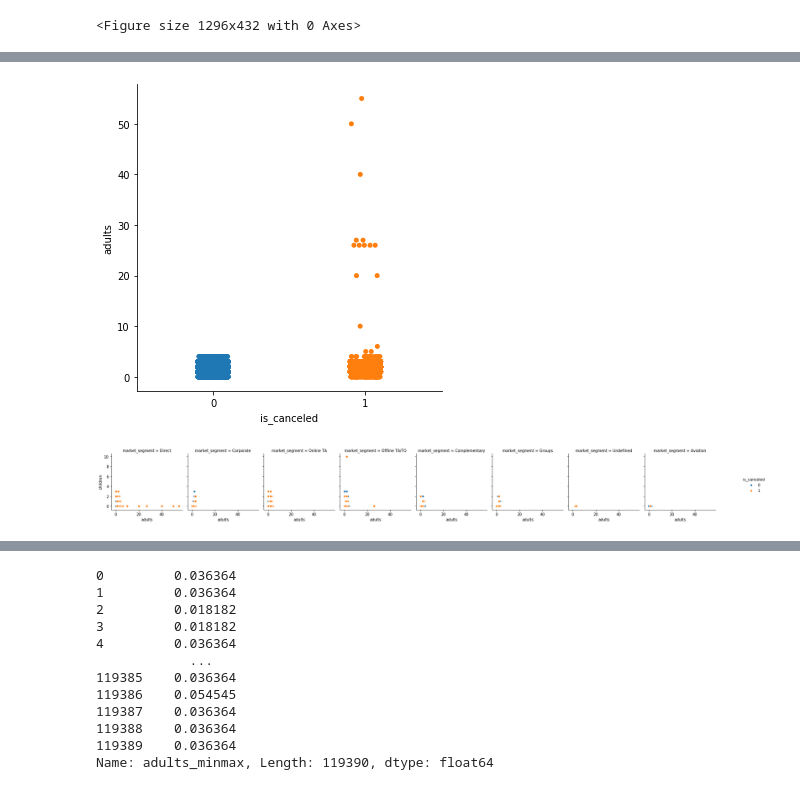
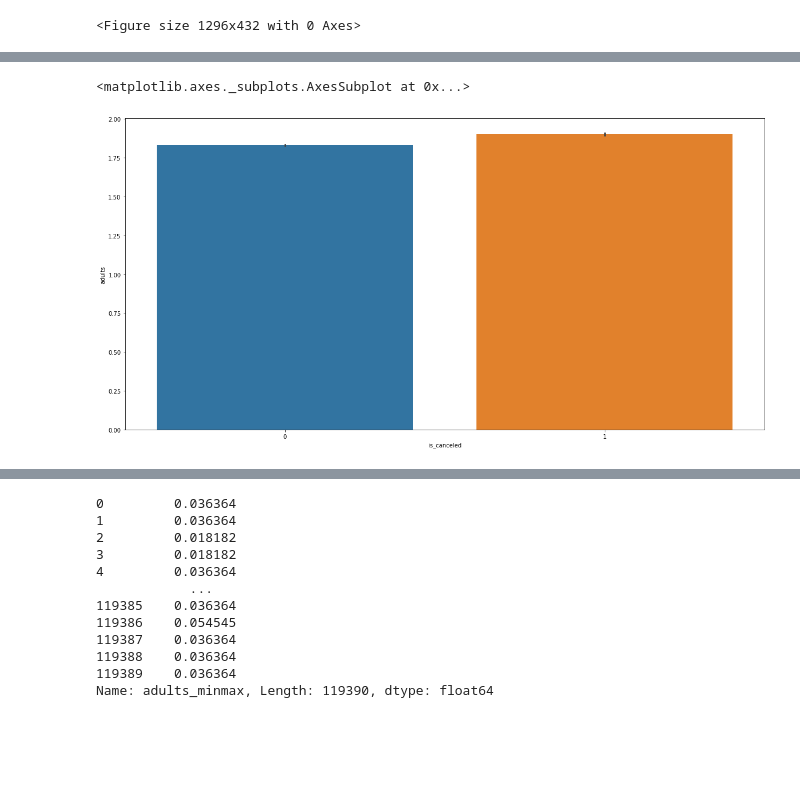
Before and after one commit to tkong1998/hotel-booking-demand, a Jupyter notebook: Vaishu_Code.ipynb, the cells around one changed output, grey strips where cells are left out. Saved outputs shown, nothing was run; the diff lists cells and outputs as text; code cells hidden in the pictures; blank space fills up the shorter version.

```diff
--- a/Vaishu_Code.ipynb
+++ b/Vaishu_Code.ipynb
@@ -4,7 +4,7 @@
 import numpy as np
 import pandas as pd
 # %%
-hotel = pd.read_csv('vaishu_features.csv')
+hotel = pd.read_csv('hotelbookings.csv')
 # %%
 hotel.info()
 # %% [output]
@@ -325,9 +324,6 @@ g.map(plt.hist,'stays_in_week_nights',color='blue')
 # %%
-sns.catplot(x="is_canceled", y="adults", data=hotel);
+plt.figure(figsize = (20,10))
+sns.barplot(x ='is_canceled', y = 'adults', data = hotel)
 # %% [output]
+<matplotlib.axes._subplots.AxesSubplot at 0x...>
-[figure, old version]
+[figure, new version]
-# %%
-g = sns.FacetGrid(hotel, hue='is_canceled', col='market_segment', margin_titles=True)
-g=g.map(plt.scatter, 'adults', 'children',edgecolor='w').add_legend()
-# %% [output]
-[figure, removed]
```
Also changed, not shown: parts of 40 cells of this notebook.
